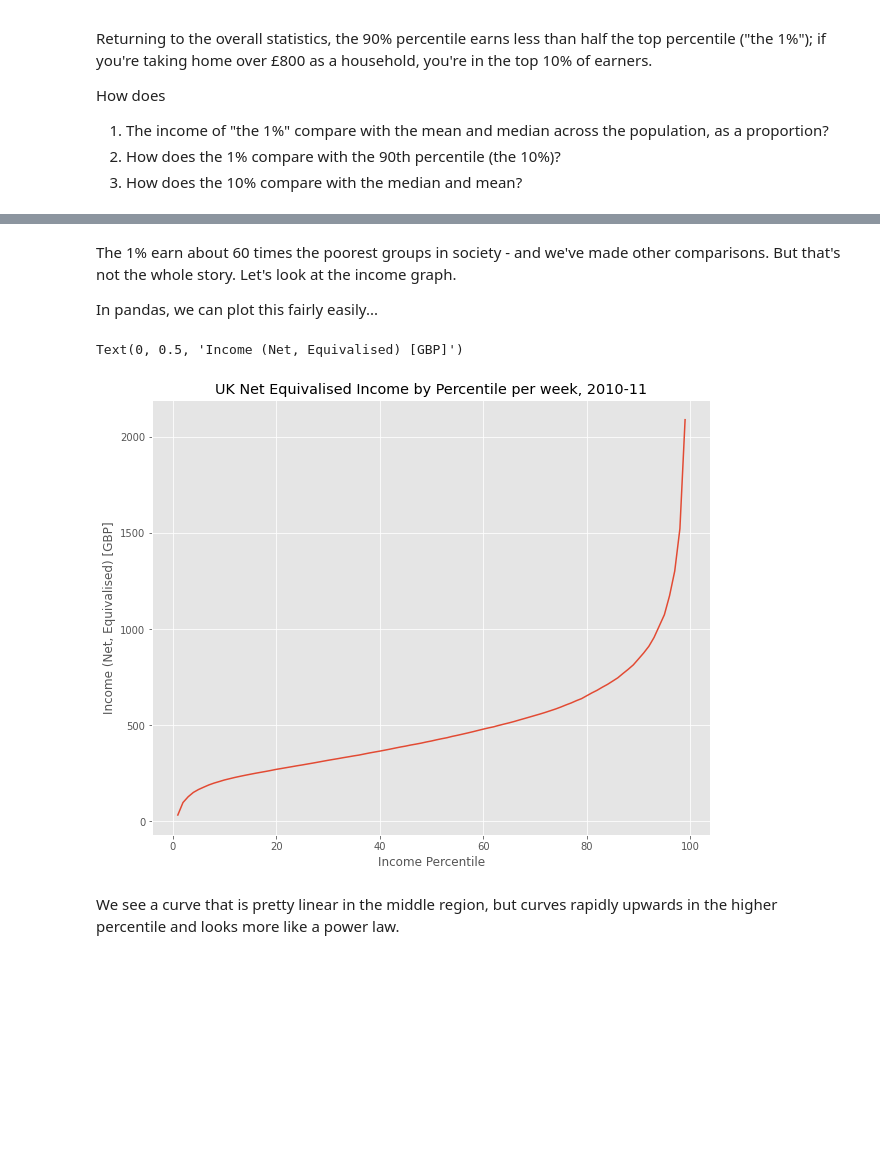
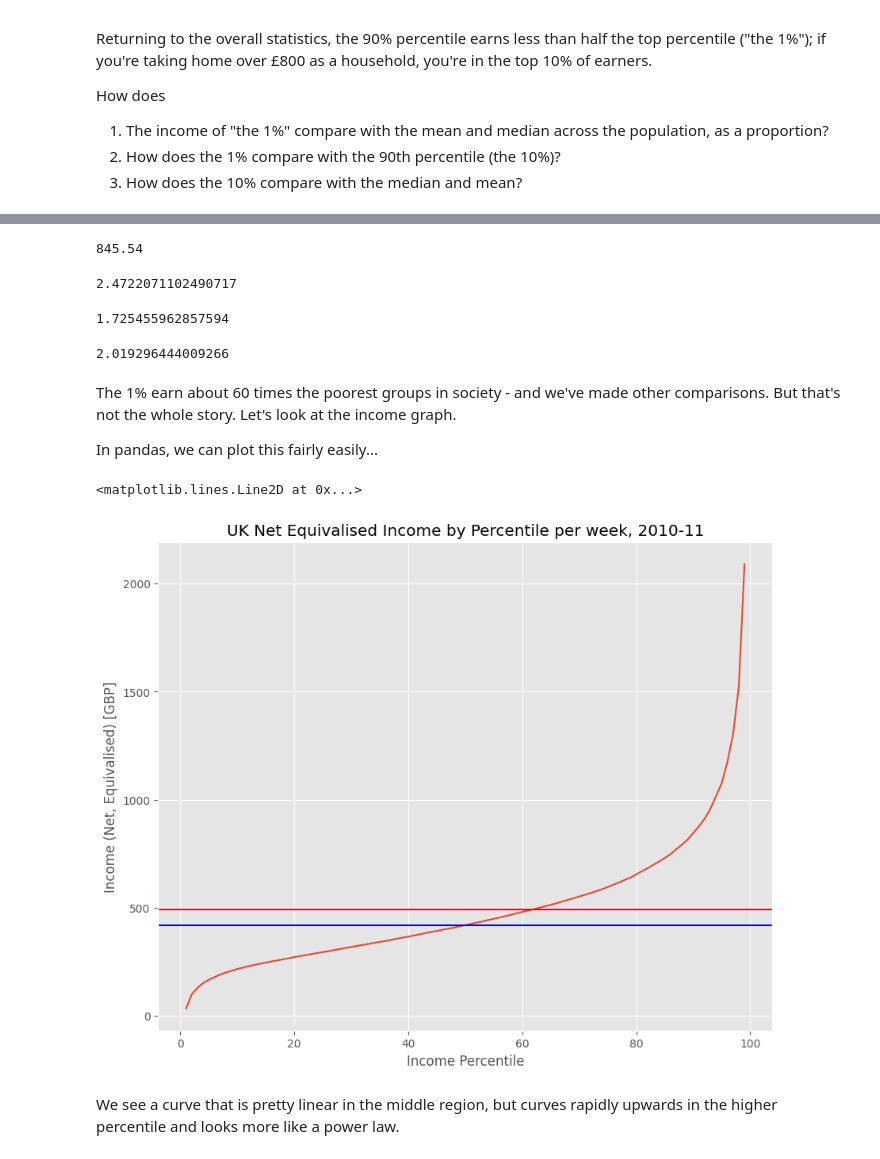
Before and after one commit to lazysheephaha/qm2, a Jupyter notebook: notebooks/W02. Pandas.ipynb, the cells around one changed output, grey strips where cells are left out. Drawn from its saved outputs; the diff is of its cells as text; code cells hidden in the pictures; blank space fills up the shorter version.

```diff
--- a/notebooks/W02. Pandas.ipynb
+++ b/notebooks/W02. Pandas.ipynb
@@ -189,3 +189,6 @@ How does
 1. The income of "the 1%" compare with the mean and median across the population, as a proportion?
 2. How does the 1% compare with the 90th percentile (the 10%)?
 3. How does the 10% compare with the median and mean?
+# %%
+mean = income['Net equivalised household income in 2010-11, week'].mean()
+print(mean)
@@ -191,0 +197,3 @@ How does
+# %%
+median = income['Net equivalised household income in 2010-11, week'].median()
+print(median)
@@ -192,3 +214,19 @@ How does
+# %%
+income['Net equivalised household income in 2010-11, week'].loc[90]
+# %% [output]
+845.54
+# %%
+print(income['Net equivalised household income in 2010-11, week'].loc[99] / income['Net equivalised household income in 2010-11, week'].loc[90])
+# %% [output]
+2.4722071102490717
+# %%
+print(income['Net equivalised household income in 2010-11, week'].loc[90] / mean)
+# %% [output]
+1.725455962857594
+# %%
+print(income['Net equivalised household income in 2010-11, week'].loc[90] / median)
+# %% [output]
+2.019296444009266
 # %% [markdown]
 The 1% earn about 60 times the poorest groups in society - and we've made other comparisons. But that's not the whole story. Let's look at the income graph.
 
@@ -196,11 +234,14 @@ In pandas, we can plot this fairly easily...
 # %%
 income['Net equivalised household income in 2010-11, week'].plot()
 plt.title('UK Net Equivalised Income by Percentile per week, 2010-11')
 plt.xlabel('Income Percentile')
 plt.ylabel('Income (Net, Equivalised) [GBP]')
+
+plt.axhline(mean, color='r', label = 'mean')
+plt.axhline(median, color='b', label='median')
 # %% [output]
-Text(0, 0.5, 'Income (Net, Equivalised) [GBP]')
+<matplotlib.lines.Line2D at 0x...>
-[figure, old version]
+[figure, new version]
 # %% [markdown]
 We see a curve that is pretty linear in the middle region, but curves rapidly upwards in the higher percentile and looks more like a power law.
 # %% [markdown]
```
Also changed, not shown: parts of 12 cells of this notebook.
